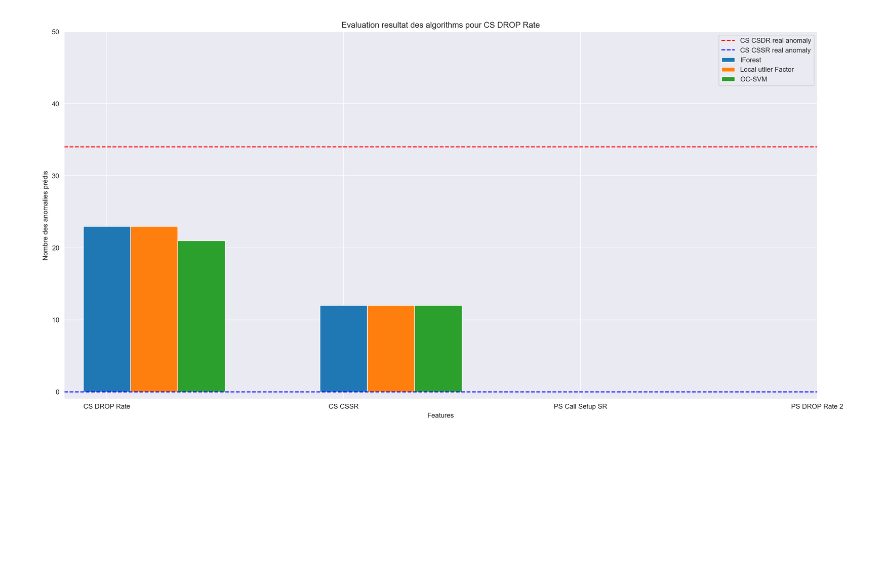
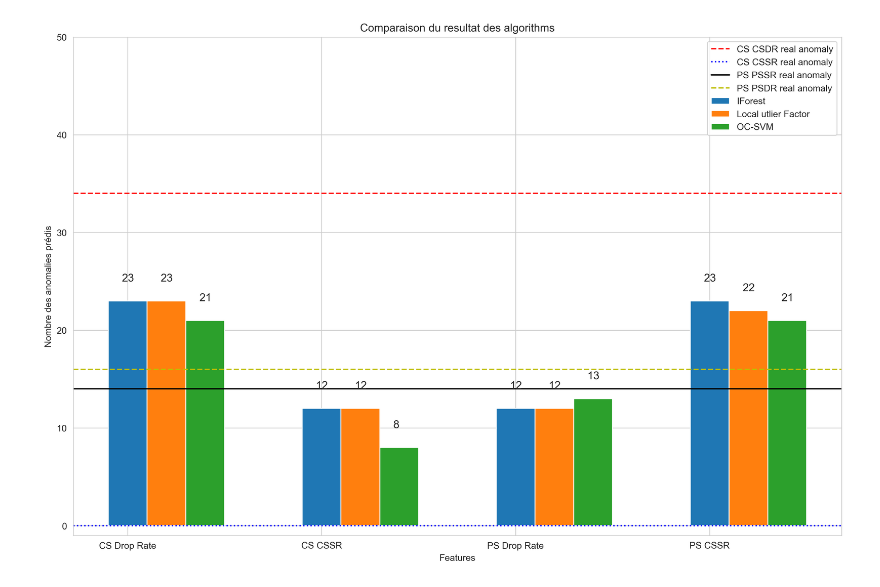
Before and after one commit to Yasser-ui/Anomaly-Detection, a Jupyter notebook: Dashboard.ipynb, the cells around one changed output. Cells and saved outputs as stored; diff of their text form; code cells hidden in the pictures; blank space fills up the shorter version.

```diff
--- a/Dashboard.ipynb
+++ b/Dashboard.ipynb
@@ -33,21 +59,33 @@ import matplotlib.pyplot as plt
 # %%
 data = np.array([[ifor_nbr_all_anomaly_CSDR,lof_nbr_all_anomaly_CSDR,ocsvm_nbr_all_anomaly_CSDR],
-                [ifor_nbr_all_anomaly_CSSR,lof_nbr_all_anomaly_CSSR,ocsvm_nbr_all_anomaly_CSSR]])
+                [ifor_nbr_all_anomaly_CSSR,lof_nbr_all_anomaly_CSSR,ocsvm_nbr_all_anomaly_CSSR],
+                [ifor_nbr_all_anomaly_PSDR,lof_nbr_all_anomaly_PSDR,ocsvm_nbr_all_anomaly_PSDR],
+                [ifor_nbr_all_anomaly_PSSR,lof_nbr_all_anomaly_PSSR,ocsvm_nbr_all_anomaly_PSSR]])
+x = ['CS Drop Rate', 'CS CSSR', 'PS Drop Rate', 'PS CSSR']
+x_axes = np.arange(len(x))
 length = len(data)
 a = np.arange(length)
 width = 0.2
-fig,ax = plt.subplots(figsize=(20,10), dpi=200)
-plt.bar(a, data[:,0], width, label='Isolation Forest')
-plt.bar(a + width, data[:,1], width, label='Local Outlier Factor')
-plt.bar(a + (2 * width), data[:,2], width, label='OneClass-SVM')
+fig,ax = plt.subplots(figsize=(15,10), dpi=300)
+plot = plt.bar(a, data[:,0], width, label='Isolation Forest')
+for p in plot :
+    plt.annotate(p.get_height(), xy=(p.get_x()+0.07, p.get_height()+2), fontsize=12)
+plot = plt.bar(a + width, data[:,1], width, label='Local Outlier Factor')
+for p in plot :
+    plt.annotate(p.get_height(), xy=(p.get_x()+0.07, p.get_height()+2), fontsize=12)
+plot = plt.bar(a + (2 * width), data[:,2], width, label='OneClass-SVM')
+for p in plot :
+    plt.annotate(p.get_height(), xy=(p.get_x()+0.07, p.get_height()+2), fontsize=12)
 plt.ylim(-1, 50)
 plt.axhline(y=ifor_nbr_val_sup_threshold, color='r', linestyle='dashed')
-plt.axhline(y=nbr_val_inf_threshold_CSSR, color='b', linestyle='dashed')
-plt.xticks(x, ['CS DROP Rate', 'CS CSSR', 'PS Call Setup SR', 'PS DROP Rate 2'])
+plt.axhline(y=nbr_val_inf_threshold_CSSR, color='b', linestyle=':')
+plt.axhline(y=nbr_val_inf_threshold_PSDR, color='black')
+plt.axhline(y=nbr_val_inf_threshold_PSSR, color='y', linestyle='dashed')
+plt.xticks(x_axes, x)
 plt.xlabel("Features")
 plt.ylabel('Nombre des anomalies prédis')
-plt.title('Evaluation resultat des algorithms pour CS DROP Rate')
-plt.legend(["CS CSDR real anomaly","CS CSSR real anomaly","IForest", "Local utlier Factor", "OC-SVM"])
+plt.title('Comparaison du resultat des algorithms')
+plt.legend(["CS CSDR real anomaly","CS CSSR real anomaly","PS PSSR real anomaly","PS PSDR real anomaly","IForest", "Local utlier Factor", "OC-SVM"])
 plt.show()
 # %% [output]
-[figure, old version]
+[figure, new version]
```
Also changed, not shown: parts of 2 cells of this notebook, 14 other files.
